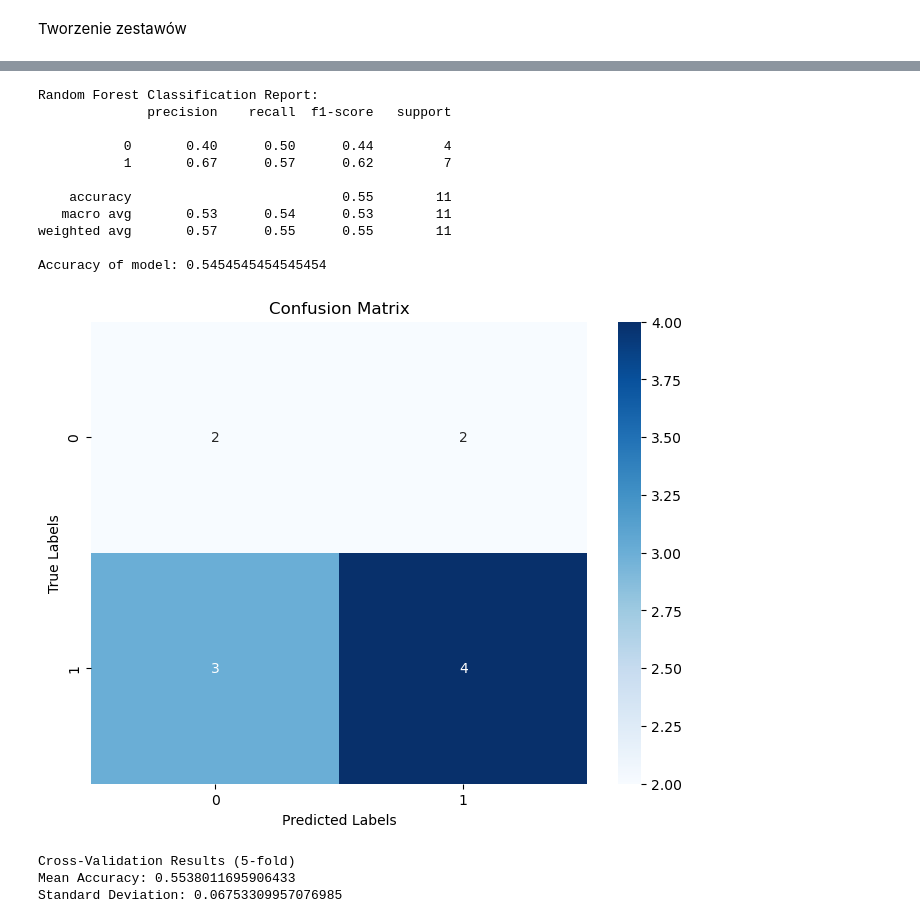
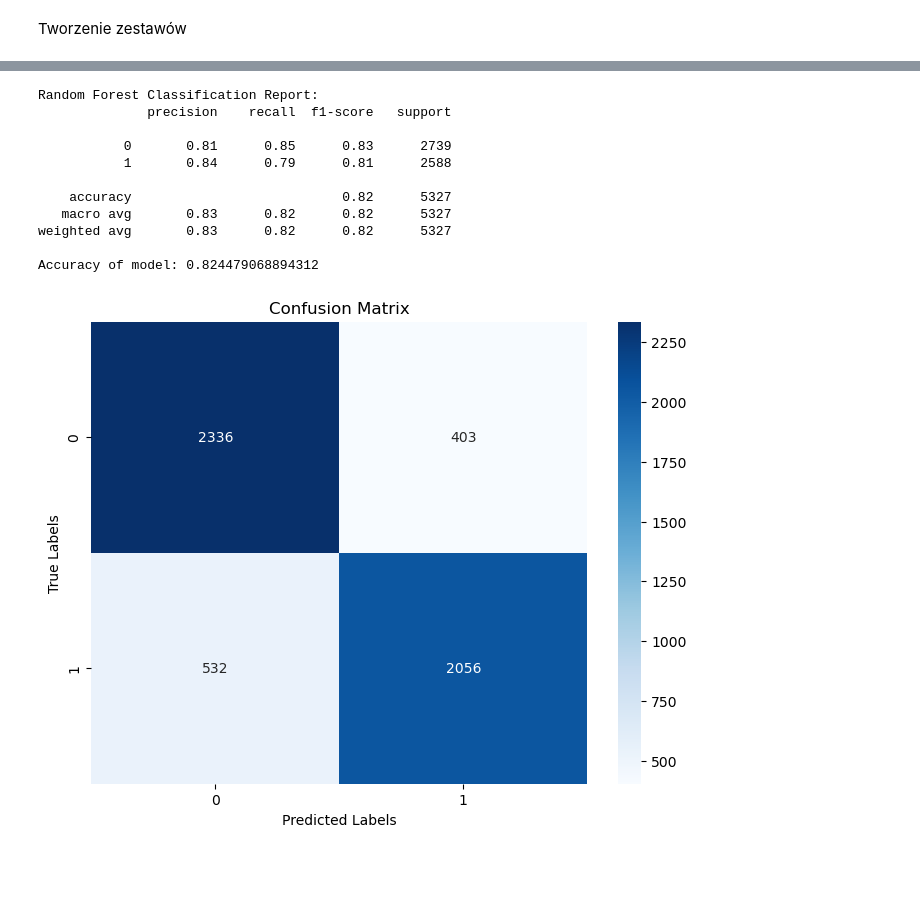
Before and after one commit to pansplawik/eegParkinsonCognitiveDisorders, a Jupyter notebook: psd.ipynb, the cells around one changed output, grey strips where cells are left out. Drawn from its saved outputs; the diff is of its cells as text; code cells hidden in the pictures; blank space fills up the shorter version.

Commit message:
edit: tworzenie modelu na podstawie nagrań pacjenta z zamkniętymi oczami

```diff
--- a/psd.ipynb
+++ b/psd.ipynb
@@ -51,15 +51,7 @@ def load_epochs_from_dir(path, labels):
         raw.info['bads'].append('Oz')
         annotations = raw.annotations
         for i in range(len(annotations)):
-              if annotations.description[i] == "break":
-                annotations.description[i] = "BAD"
-              elif annotations.description[i] == 'Break end':
-                annotations.description[i] = "BAD"
-              elif annotations.description[i] == 'Miesnie':
-                annotations.description[i] = "BAD"
-              elif annotations.description[i] == 'Break start':
-                annotations.description[i] = "BAD"
-              elif annotations.description[i] == 'Ruch':
+              if annotations.description[i] != "eyes closed":
                 annotations.description[i] = "BAD"
         raw.set_annotations(annotations)
         raw.filter(1, 40, fir_design='firwin')
@@ -85,16 +77,12 @@ def psds(epochs_array, labels):
     for epochs, label in zip(epochs_array, labels):
         if epochs is not None and len(epochs) > 0:
             epochs_data = epochs.get_data()
-            epo_spectrum = mne.time_frequency.psd_array_welch(x=epochs_data, sfreq=512, fmin=1, fmax=4, verbose=False)
+            epo_spectrum = mne.time_frequency.psd_array_multitaper(x=epochs_data, sfreq=512, fmin=4, fmax=8, verbose=False)
             psds_epoch, freqs = epo_spectrum
             vector=[]
             for p in psds_epoch:
                 p = 10 * np.log10(p)
-                psds_mean = p.mean(0)
-                psds_std = p.std(0)
-                vector.append(psds_mean)
-            vector=np.mean(vector)
-            data.append([vector,label])
+                data.append([p,label])
             del psds_epoch
             del freqs
             del epo_spectrum
@@ -301,14 +289,3 @@ y_train=np.array(y_train)
 y_train=y_train.transpose()
 y_test=np.array(y_test)
 y_test=y_test.transpose()
-# %%
-for i,j in zip(X_train,y_train):
-    print(i)
-    print(j)
-import numpy as np
-import matplotlib.pyplot as plt
-
-X_train = np.array(X_train)
-
-plt.scatter(range(len(X_train)), X_train)
-plt.show()
@@ -334,44 +292,41 @@ plt.show()
 # %%
 from mne.decoding import Vectorizer
 from sklearn.svm import SVC
 from sklearn.metrics import classification_report,confusion_matrix
 from sklearn.pipeline import make_pipeline
 from sklearn.preprocessing import StandardScaler
 from sklearn.metrics import precision_recall_fscore_support, accuracy_score
 from sklearn.model_selection import cross_val_score
 import matplotlib.pyplot as plt
 import seaborn as sns
 from sklearn.metrics import confusion_matrix
 # Tworzenie i trenowanie modelu SVM
 clf_svm_pip = make_pipeline(Vectorizer(), StandardScaler(), SVC())
 clf_svm_pip.fit(list(X_train), y_train)
 # Przewidywanie etykiet dla danych testowych
 predictions_svm = clf_svm_pip.predict(list(X_test))
 
 Stats(y_test,predictions_svm)
 # Walidacja krzyżowa z k-fold
-k = 5  # Liczba podziałów
-scores = cross_val_score(clf_svm_pip, list(X_train), y_train, cv=k, scoring='accuracy')
+#k = 5  # Liczba podziałów
+#scores = cross_val_score(clf_svm_pip, list(X_train), y_train, cv=k, scoring='accuracy')
 # Obliczanie średniej i odchylenia standardowego z poszczególnych iteracji
-mean_accuracy = scores.mean()
-std_accuracy = scores.std()
-print('Cross-Validation Results ({}-fold)'.format(k))
-print('Mean Accuracy:', mean_accuracy)
-print('Standard Deviation:', std_accuracy)
+#mean_accuracy = scores.mean()
+#std_accuracy = scores.std()
+#print('Cross-Validation Results ({}-fold)'.format(k))
+#print('Mean Accuracy:', mean_accuracy)
+#print('Standard Deviation:', std_accuracy)
 learningStats(clf_svm_pip,list(X_train),y_train)
 # %% [output]
 Random Forest Classification Report:
               precision    recall  f1-score   support
 
-           0       0.40      0.50      0.44         4
-           1       0.67      0.57      0.62         7
+           0       0.81      0.85      0.83      2739
+           1       0.84      0.79      0.81      2588
 
-    accuracy                           0.55        11
-   macro avg       0.53      0.54      0.53        11
-weighted avg       0.57      0.55      0.55        11
+    accuracy                           0.82      5327
+   macro avg       0.83      0.82      0.82      5327
+weighted avg       0.83      0.82      0.82      5327
 
-Accuracy of model: 0.5454545454545454
+Accuracy of model: 0.824479068894312
-[figure, old version]
+[figure, new version]
-Cross-Validation Results (5-fold)
-Mean Accuracy: 0.5538011695906433
-Standard Deviation: 0.06753309957076985
```
Also changed, not shown: parts of 8 cells of this notebook.
